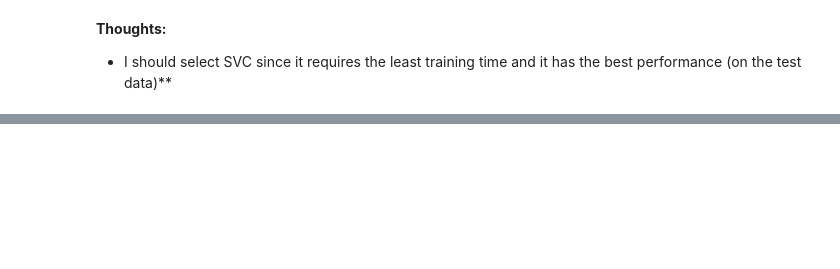
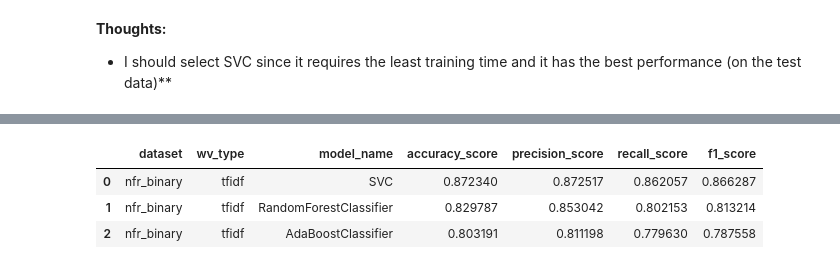
Before and after one commit to hfung4/Data-Projects, a Jupyter notebook: software_requirements_classification/notebooks/software_requirements_classification.ipynb, the cells around one changed output, grey strips where cells are left out. Cells and saved outputs as stored; diff of their text form; code cells hidden in the pictures; blank space fills up the shorter version.

Commit message:
completed binary classification for nfr_binary dataset

```diff
--- a/software_requirements_classification/notebooks/software_requirements_classification.ipynb
+++ b/software_requirements_classification/notebooks/software_requirements_classification.ipynb
@@ -319,0 +322,35 @@ model_comparison_df
+# %%
+# Test harness
+X = nfr_binary_texts
+y = nfr_binary['labels_num'].values
+
+# Train test split with stratified sampling for evaluation
+X_train, X_test, y_train, y_test = train_test_split(X, y, test_size = 0.3, stratify=y, random_state = 10)
+# %%
+# Classifiers
+models = {
+    'SVC': SVC(random_state=10),
+    'RandomForestClassifier': RandomForestClassifier(random_state=10, max_features= "auto"),
+    'AdaBoostClassifier': AdaBoostClassifier(random_state=10)
+}
+
+# Parameters for GridSearchCV
+params = {
+
+    'SVC':  {
+        "clf__C" : [50, 100, 200, 300],
+        "clf__gamma" : [0.05,0.1, 0.5, 1, 1.5],
+    },
+
+    'RandomForestClassifier':  {
+        "clf__n_estimators" : [200, 800, 1000, 1200],
+        "clf__max_depth"      : [10,30,80,100],
+        "clf__min_samples_split" : [1,2,4],
+        "clf__min_samples_leaf" :   [2,5,10]
+    },
+
+    'AdaBoostClassifier':  {
+        "clf__n_estimators" : [100, 500, 800, 1200],
+        "clf__learning_rate" : [0.1,0.5,1,1.5],
+    }
+}
@@ -319,0 +359,2 @@ model_comparison_df
+# %%
+df_nfr_binary_tfidf = models_training("nfr_binary","tfidf", X_train, y_train, X_test, y_test, models, params, False)
@@ -319,0 +386,7 @@ model_comparison_df
+# %%
+df_nfr_binary_tfidf
+# %% [output]
+|  | dataset | wv_type | model_name | accuracy_score | precision_score | recall_score | f1_score |
+| 0 | nfr_binary | tfidf | SVC | 0.872340 | 0.872517 | 0.862057 | 0.866287 |
+| 1 | nfr_binary | tfidf | RandomForestClassifier | 0.829787 | 0.853042 | 0.802153 | 0.813214 |
+| 2 | nfr_binary | tfidf | AdaBoostClassifier | 0.803191 | 0.811198 | 0.779630 | 0.787558 |
```
Also changed, not shown: parts of 6 cells of this notebook, 6 other files.
